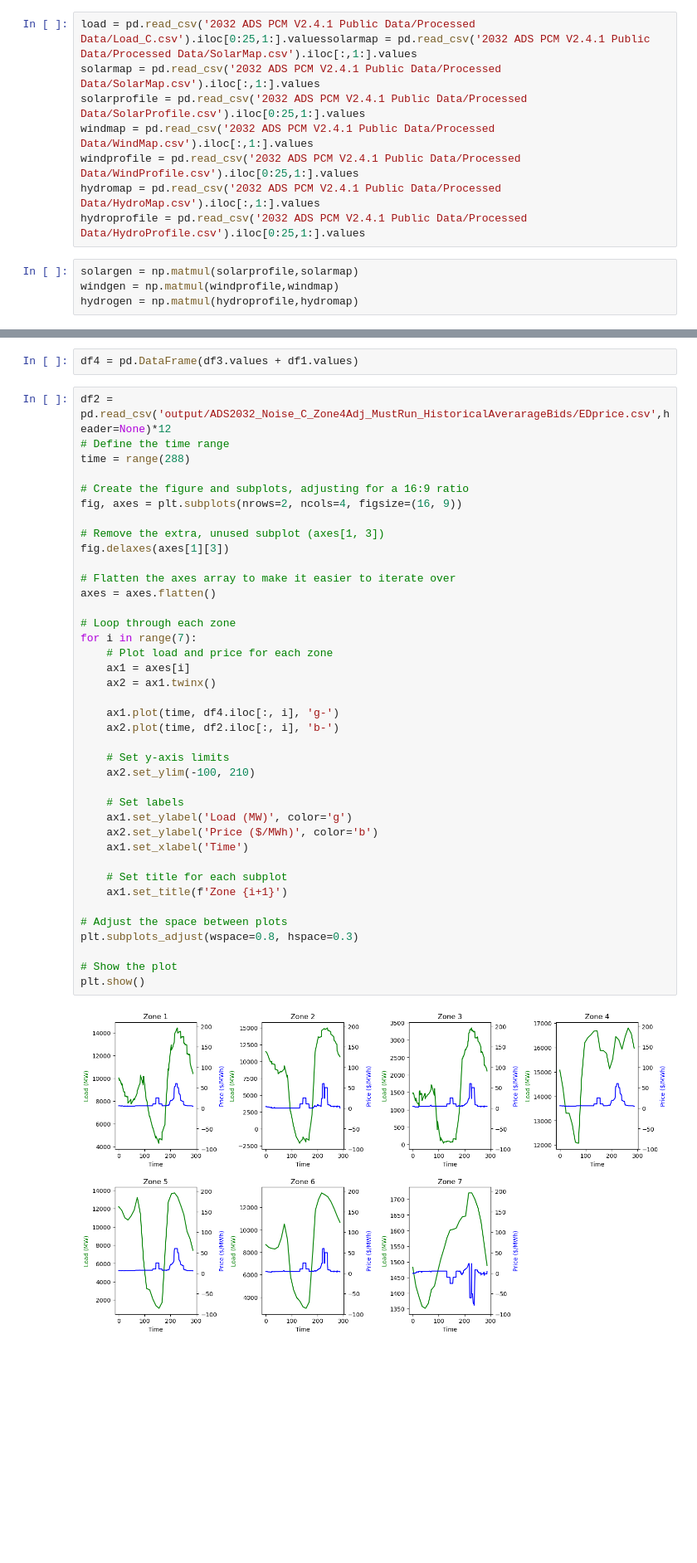
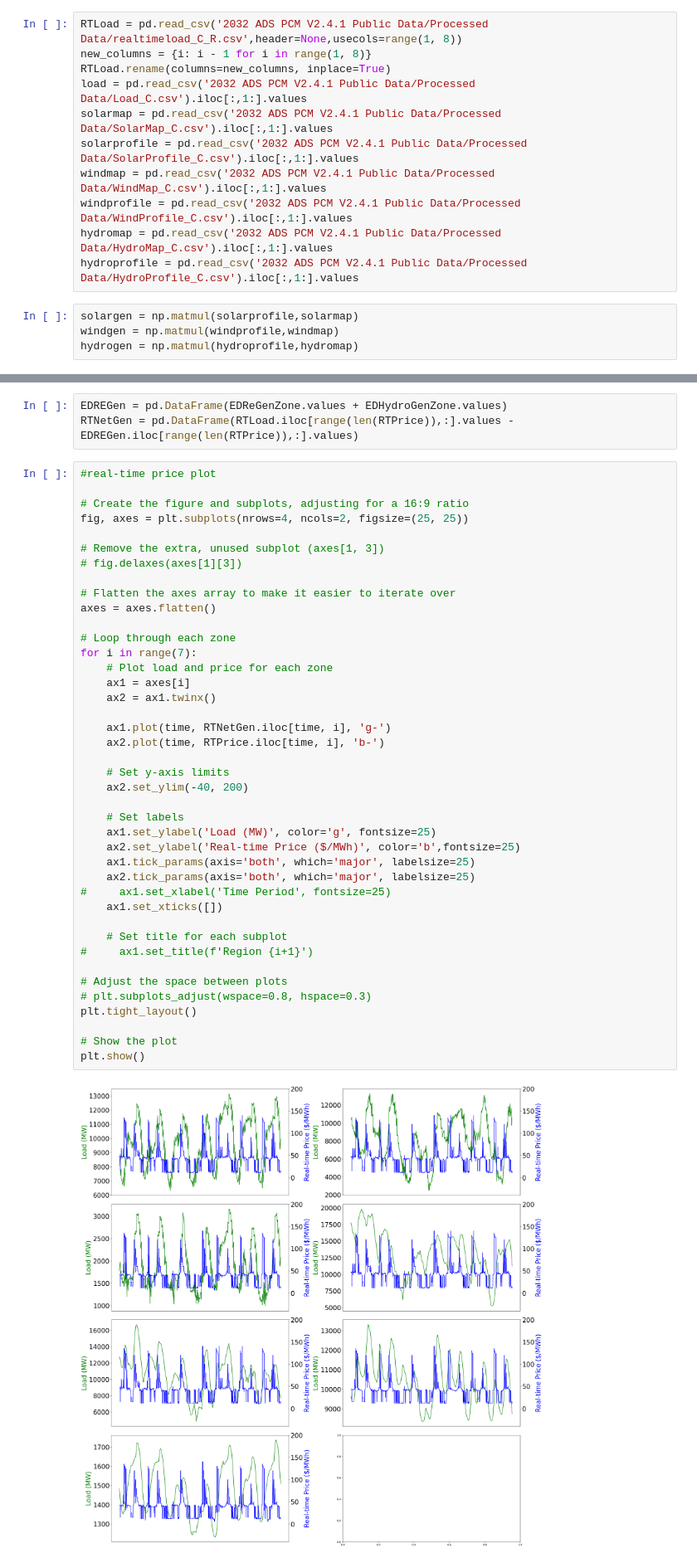
Before and after one commit to niklauskun/STESTS-Archive, a Jupyter notebook: Plot.ipynb, the cells around one changed output, grey strips where cells are left out. Shown at 83% size. Drawn from its saved outputs; the diff is of its cells as text; blank space fills up the shorter version.

```diff
--- a/Plot.ipynb
+++ b/Plot.ipynb
@@ -5,11 +37,14 @@ import matplotlib.pyplot as plt
 # %%
-load = pd.read_csv('2032 ADS PCM V2.4.1 Public Data/Processed Data/Load_C.csv').iloc[0:25,1:].valuessolarmap = pd.read_csv('2032 ADS PCM V2.4.1 Public Data/Processed Data/SolarMap.csv').iloc[:,1:].values
-solarmap = pd.read_csv('2032 ADS PCM V2.4.1 Public Data/Processed Data/SolarMap.csv').iloc[:,1:].values
-solarprofile = pd.read_csv('2032 ADS PCM V2.4.1 Public Data/Processed Data/SolarProfile.csv').iloc[0:25,1:].values
-windmap = pd.read_csv('2032 ADS PCM V2.4.1 Public Data/Processed Data/WindMap.csv').iloc[:,1:].values
-windprofile = pd.read_csv('2032 ADS PCM V2.4.1 Public Data/Processed Data/WindProfile.csv').iloc[0:25,1:].values
-hydromap = pd.read_csv('2032 ADS PCM V2.4.1 Public Data/Processed Data/HydroMap.csv').iloc[:,1:].values
-hydroprofile = pd.read_csv('2032 ADS PCM V2.4.1 Public Data/Processed Data/HydroProfile.csv').iloc[0:25,1:].values
+RTLoad = pd.read_csv('2032 ADS PCM V2.4.1 Public Data/Processed Data/realtimeload_C_R.csv',header=None,usecols=range(1, 8))
+new_columns = {i: i - 1 for i in range(1, 8)}
+RTLoad.rename(columns=new_columns, inplace=True)
+load = pd.read_csv('2032 ADS PCM V2.4.1 Public Data/Processed Data/Load_C.csv').iloc[:,1:].values
+solarmap = pd.read_csv('2032 ADS PCM V2.4.1 Public Data/Processed Data/SolarMap_C.csv').iloc[:,1:].values
+solarprofile = pd.read_csv('2032 ADS PCM V2.4.1 Public Data/Processed Data/SolarProfile_C.csv').iloc[:,1:].values
+windmap = pd.read_csv('2032 ADS PCM V2.4.1 Public Data/Processed Data/WindMap_C.csv').iloc[:,1:].values
+windprofile = pd.read_csv('2032 ADS PCM V2.4.1 Public Data/Processed Data/WindProfile_C.csv').iloc[:,1:].values
+hydromap = pd.read_csv('2032 ADS PCM V2.4.1 Public Data/Processed Data/HydroMap_C.csv').iloc[:,1:].values
+hydroprofile = pd.read_csv('2032 ADS PCM V2.4.1 Public Data/Processed Data/HydroProfile_C.csv').iloc[:,1:].values
 # %%
 solargen = np.matmul(solarprofile,solarmap)
 windgen = np.matmul(windprofile,windmap)
@@ -30,43 +65,46 @@ df3 = pd.read_csv('2032 ADS PCM V2.4.1 Public Data/Processed Data/realtimeload_C
 # %%
-df4 = pd.DataFrame(df3.values + df1.values)
+EDREGen = pd.DataFrame(EDReGenZone.values + EDHydroGenZone.values)
+RTNetGen = pd.DataFrame(RTLoad.iloc[range(len(RTPrice)),:].values - EDREGen.iloc[range(len(RTPrice)),:].values)
 # %%
-df2 = pd.read_csv('output/ADS2032_Noise_C_Zone4Adj_MustRun_HistoricalAverarageBids/EDprice.csv',header=None)*12
-# Define the time range
-time = range(288)
+#real-time price plot
 
 # Create the figure and subplots, adjusting for a 16:9 ratio
-fig, axes = plt.subplots(nrows=2, ncols=4, figsize=(16, 9))
+fig, axes = plt.subplots(nrows=4, ncols=2, figsize=(25, 25))
 
 # Remove the extra, unused subplot (axes[1, 3])
-fig.delaxes(axes[1][3])
+# fig.delaxes(axes[1][3])
 
 # Flatten the axes array to make it easier to iterate over
 axes = axes.flatten()
 
 # Loop through each zone
 for i in range(7):
     # Plot load and price for each zone
     ax1 = axes[i]
     ax2 = ax1.twinx()
 
-    ax1.plot(time, df4.iloc[:, i], 'g-')
-    ax2.plot(time, df2.iloc[:, i], 'b-')
+    ax1.plot(time, RTNetGen.iloc[time, i], 'g-')
+    ax2.plot(time, RTPrice.iloc[time, i], 'b-')
 
     # Set y-axis limits
-    ax2.set_ylim(-100, 210)
+    ax2.set_ylim(-40, 200)
 
     # Set labels
-    ax1.set_ylabel('Load (MW)', color='g')
-    ax2.set_ylabel('Price ($/MWh)', color='b')
-    ax1.set_xlabel('Time')
+    ax1.set_ylabel('Load (MW)', color='g', fontsize=25)
+    ax2.set_ylabel('Real-time Price ($/MWh)', color='b',fontsize=25)
+    ax1.tick_params(axis='both', which='major', labelsize=25)
+    ax2.tick_params(axis='both', which='major', labelsize=25)
+#     ax1.set_xlabel('Time Period', fontsize=25)
+    ax1.set_xticks([])
 
     # Set title for each subplot
-    ax1.set_title(f'Zone {i+1}')
+#     ax1.set_title(f'Region {i+1}')
 
 # Adjust the space between plots
-plt.subplots_adjust(wspace=0.8, hspace=0.3)
+# plt.subplots_adjust(wspace=0.8, hspace=0.3)
+plt.tight_layout()
 
 # Show the plot
 plt.show()
 # %% [output]
-[figure, old version]
+[figure, new version]
```
Also changed, not shown: parts of 28 cells of this notebook, 34 other files.
